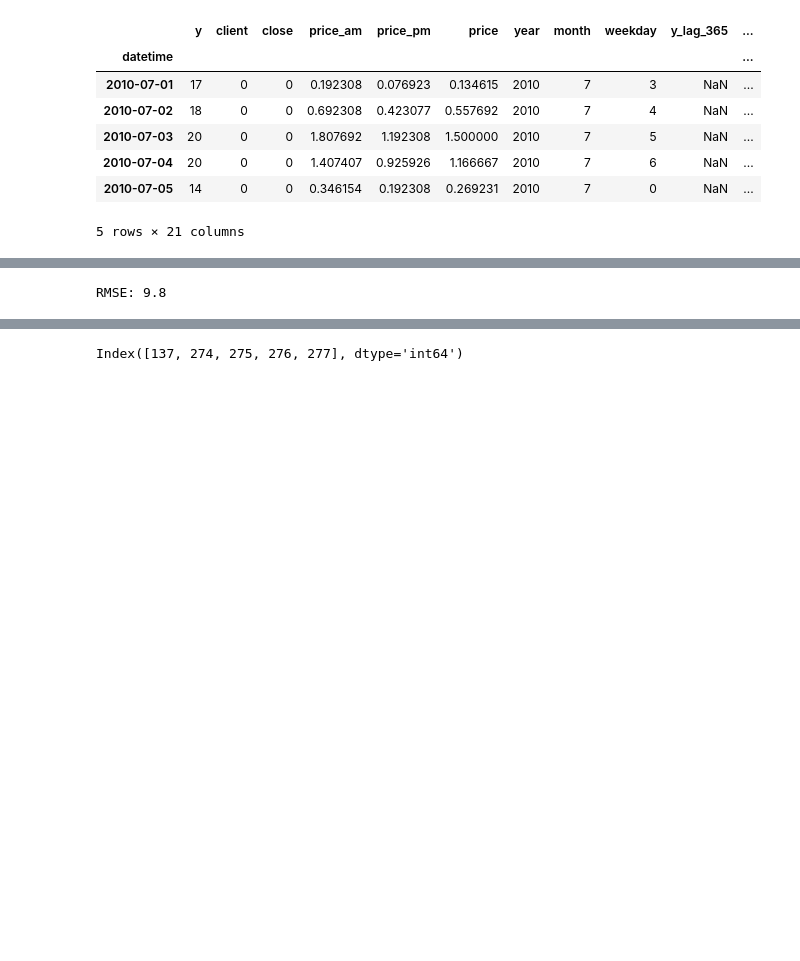
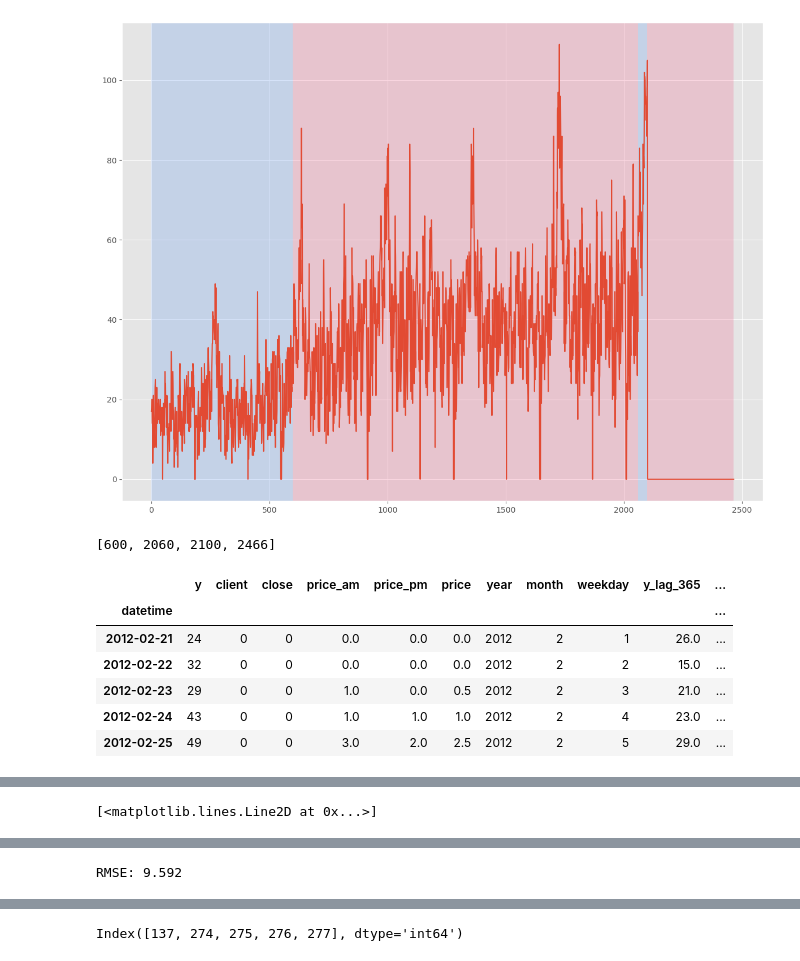
Before and after one commit to uchimaru007/my_signage, a Jupyter notebook: notebook/LightGBM.ipynb, the cells around one changed output, grey strips where cells are left out. Saved outputs shown, nothing was run; the diff lists cells and outputs as text; code cells hidden in the pictures; blank space fills up the shorter version.

```diff
--- a/notebook/LightGBM.ipynb
+++ b/notebook/LightGBM.ipynb
@@ -6,33 +11,60 @@ from sklearn.metrics import mean_absolute_error
 
 import lightgbm as lgb
 import seaborn as sns
+# %%
+plt.style.use('ggplot')
+plt.rcParams['figure.figsize'] = [12, 9]
 # %%
 df = pd.read_csv('/Users/estyle-150/github/my_signage/data/processed/processed20240826.csv')
 df['datetime'] = pd.to_datetime(df['datetime'])
 df.set_index('datetime', inplace=True)
+
+df.drop(['price_am_moving_avg_7', 'price_pm_moving_avg_7', 'day'], axis=1, inplace=True)
+
+################
+### 変化点検知 ###
+################
+
+# コスト関数の設定
+model = "l2"
+# アルゴの設定と学習
+algo = rpt.Dynp(model=model).fit(df[['y']])
+# 変化点の検出
+my_bkps = algo.predict(n_bkps=3)
+# 結果のプロット
+rpt.show.display(df[['y']], my_bkps, figsize=(12, 9))
+plt.show()
+# 検出された変化点
+print(my_bkps)
+
+df = df[my_bkps[0]:]
 
 # 訓練データをとる
 train_data = df[df['is_train'] == 1].copy()
 
 # テストデータをとる
 test_data = df[df['is_train'] == 0].copy()
 
 # 訓練データから不要な列（'is_train'）を削除
 train_data.drop(['is_train'], axis=1, inplace=True)
 
 # テストデータから不要な列を削除
 test_data.drop(['y','is_train'], axis=1, inplace=True)
 
 display(train_data.head(), test_data.head())
+
+
+plt.plot(df['y'])
 # %% [output]
+[figure, added]
+[600, 2060, 2100, 2466]
 |  | y | client | close | price_am | price_pm | price | year | month | weekday | y_lag_365 | ... |
 | datetime |  |  |  |  |  |  |  |  |  |  | ... |
-| 2010-07-01 | 17 | 0 | 0 | 0.192308 | 0.076923 | 0.134615 | 2010 | 7 | 3 | NaN | ... |
-| 2010-07-02 | 18 | 0 | 0 | 0.692308 | 0.423077 | 0.557692 | 2010 | 7 | 4 | NaN | ... |
-| 2010-07-03 | 20 | 0 | 0 | 1.807692 | 1.192308 | 1.500000 | 2010 | 7 | 5 | NaN | ... |
-| 2010-07-04 | 20 | 0 | 0 | 1.407407 | 0.925926 | 1.166667 | 2010 | 7 | 6 | NaN | ... |
-| 2010-07-05 | 14 | 0 | 0 | 0.346154 | 0.192308 | 0.269231 | 2010 | 7 | 0 | NaN | ... |
+| 2012-02-21 | 24 | 0 | 0 | 0.0 | 0.0 | 0.0 | 2012 | 2 | 1 | 26.0 | ... |
+| 2012-02-22 | 32 | 0 | 0 | 0.0 | 0.0 | 0.0 | 2012 | 2 | 2 | 15.0 | ... |
+| 2012-02-23 | 29 | 0 | 0 | 1.0 | 0.0 | 0.5 | 2012 | 2 | 3 | 21.0 | ... |
+| 2012-02-24 | 43 | 0 | 0 | 1.0 | 1.0 | 1.0 | 2012 | 2 | 4 | 23.0 | ... |
+| 2012-02-25 | 49 | 0 | 0 | 3.0 | 2.0 | 2.5 | 2012 | 2 | 5 | 29.0 | ... |
-5 rows × 21 columns
 |  | client | close | price_am | price_pm | price | year | month | weekday | y_lag_365 | price_am_lag_1 | ... |
 | datetime |  |  |  |  |  |  |  |  |  |  | ... |
 | 2016-04-01 | 1 | 0 | 3.0 | 2.0 | 2.5 | 2016 | 4 | 4 | 60.0 | 5.0 | ... |
@@ -40,3 +72,4 @@ display(train_data.head(), test_data.head())
 | 2016-04-03 | 1 | 0 | 2.0 | 2.0 | 2.0 | 2016 | 4 | 6 | 86.0 | 5.0 | ... |
 | 2016-04-04 | 1 | 0 | 1.0 | 1.0 | 1.0 | 2016 | 4 | 0 | 69.0 | 2.0 | ... |
 | 2016-04-05 | 0 | 0 | 1.0 | 1.0 | 1.0 | 2016 | 4 | 1 | 61.0 | 1.0 | ... |
+[<matplotlib.lines.Line2D at 0x...>]
@@ -60,10 +94,10 @@ lgb_train = lgb.Dataset(X_train, y_train)
 lgb.test = lgb.Dataset(X_test, y_test)
 
 # 評価基準
-params = {"objective" : "mse",
+params = {"objective" : "regression",
               "metric" : "mse",
-              "num_leaves" : 25,
-              "early_stopping_rounds" : 10,
+              "num_leaves" : 5,
+              "early_stopping_rounds" : 50,
               "verbosity": -1}
 
 # 回帰モデル作成
@@ -78,7 +112,7 @@ pred_df
 rmse = np.sqrt(mean_squared_error(y_test, test_pred))
 print('RMSE:',round(rmse,3))
 # %% [output]
-RMSE: 9.8
+RMSE: 9.592
 # %%
 # 可視化
 plt.plot(pred_df)
```
Also changed, not shown: parts of 10 cells of this notebook, 3 other files.
